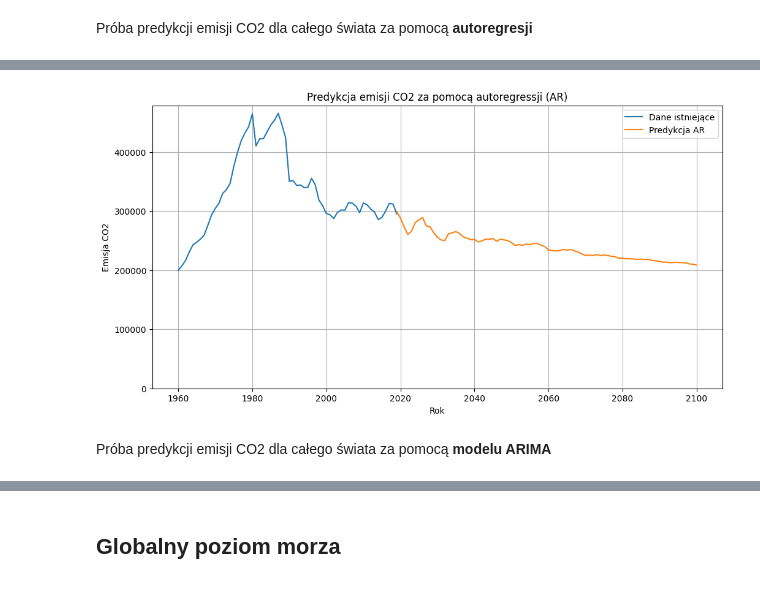
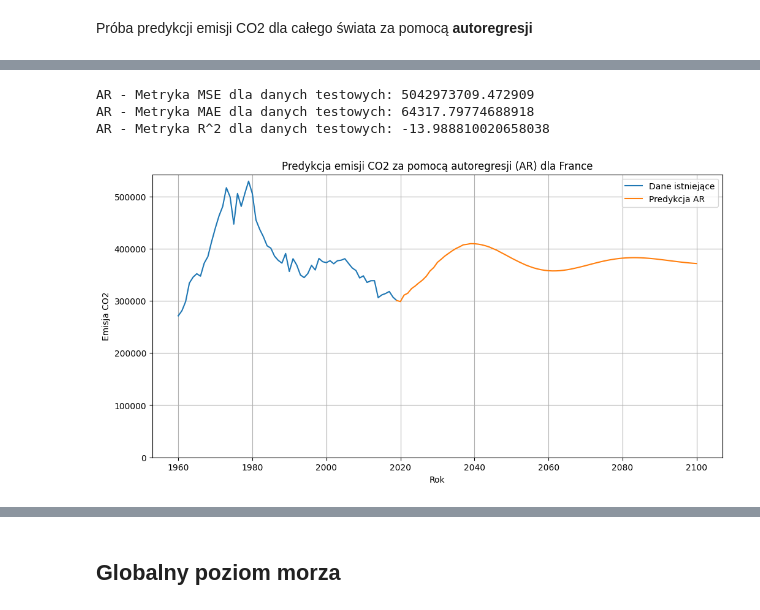
Before and after one commit to kuba172/analiza-zmian-klimatycznych-metodami-uczenia-maszynowego, a Jupyter notebook: Analiza zmian klimatu metodą uczenia maszynowego.ipynb, the cells around one changed output, grey strips where cells are left out. Cells and saved outputs as stored; diff of their text form; code cells hidden in the pictures.

Commit message:
Updated analysis of first data set

```diff
--- a/Analiza zmian klimatu metodą uczenia maszynowego.ipynb
+++ b/Analiza zmian klimatu metodą uczenia maszynowego.ipynb
@@ -172,20 +189,22 @@ Metryka R2 dla danych trenowanych: 0.94
 Próba predykcji emisji CO2 dla *wybranego państwa* metodą **regresji liniowej**
 # %%
 try:
-    panstwo = input("Podaj nazwę państwa dla którego ma być dokonana predykcja:")
+    panstwo = input("Podaj nazwę państwa dla którego ma być dokonana predykcja:") #dobrze to wygląda dla Niemiec jako przykład
     data_country = data_CO2[data_CO2['country_name'] == panstwo]
 
     X = data_country[['year']]
     y = data_country['value']
 
 
-    model = LinearRegression()
-    model.fit(X, y)
+    model_lr = LinearRegression()
+    model_lr.fit(X, y)
 
-    r2_train = model.score(X, y)
+    r2_train = model_lr.score(X, y)
+    mse = mean_squared_error(y, model_lr.predict(X))
+    mae = mean_absolute_error(y, model_lr.predict(X))
 
     future_years = [[year] for year in range(2019, 2101)]
-    future_predictions = model.predict(future_years)
+    future_predictions = model_lr.predict(future_years)
 
     plt.figure(figsize=(12, 6))
     plt.plot(data_country['year'], data_country['value'], color='blue', label='Dane istniejące')
@@ -200,6 +219,8 @@ try:
     plt.show()
 
     print('Metryka R2 dla danych trenowanych:',round(r2_train,2))
+    print('Metryka MSE dla danych trenowanych:',mean_squared_error(y, model_lr.predict(X)))
+    print('Metryka MAE dla danych trenowanych:',mean_absolute_error(y, model_lr.predict(X)))
 except:
     print("Nie ma takiego państwa, tylko angielskie nazwy z wielkiej litery")
 # %% [output]
@@ -272,6 +301,8 @@ try:
     y_pred_train = model.predict(X_train)
 
     r2_train = r2_score(y_train, y_pred_train)
+    mse = mean_squared_error(y, model_lr.predict(X))
+    mae = mean_absolute_error(y, model_lr.predict(X))
 
     future_years = [[year] for year in range(2019, 2101)]
     future_years_poly = poly_features.transform(future_years)
@@ -293,6 +324,8 @@ try:
     plt.show()
 
     print(f"Metryka R2 dla trenowanych danych: {round(r2_train,2)}")
+    print('Metryka MSE dla danych trenowanych:',mean_squared_error(y, model_lr.predict(X)))
+    print('Metryka MAE dla danych trenowanych:',mean_absolute_error(y, model_lr.predict(X)))
 except:
     print("Nie ma takiego państwa, tylko angielskie nazwy z wielkiej litery")
 # %% [output]
@@ -328,33 +574,50 @@ plt.show()
 # %%
 try:
     panstwo = input("Podaj nazwę państwa dla którego ma być dokonana predykcja:")
-    lags = int(input("Podaj liczbę opóźnień"))
 
-    data_country = data_CO2[data_CO2['country_name'] == panstwo]
+    data_CO2 = pd.read_csv('dane/co2_emissions_kt_by_country.csv')
+    data = data_CO2[data_CO2['country_name'] == panstwo]
+    X = data['year']
+    y = data['value']
 
-    X = data_country['year']
-    y = data_country['value']
+    train_size = int(0.8 * len(y))
+    train, test = y[:train_size], y[train_size:]
 
-    model = AutoReg(y, lags=lags)  # parametr lags - liczba opóźnień, określa, o ile kroków wstecz w historii danych model będzie sięgał, aby przewidzieć aktualną wartość ,zbyt duza - nadmierne dopasowanie, zbyt mala - zbyt prosty model
+    lags = int(input("Podaj liczbę opóźnień: "))
+    model = AutoReg(train, lags=lags)
     model_fit = model.fit()
 
+    predicted_test = model_fit.predict(start=len(train), end=len(train) + len(test) - 1)
+
+    mse_ar = mean_squared_error(test, predicted_test)
+    mae_ar = mean_absolute_error(test, predicted_test)
+    r2_ar = r2_score(test, predicted_test)
+
+    print('AR - Metryka MSE dla danych testowych:', mse_ar)
+    print('AR - Metryka MAE dla danych testowych:', mae_ar)
+    print('AR - Metryka R^2 dla danych testowych:', r2_ar)
+
+
+    model_full = AutoReg(y, lags=lags)
+    model_full_fit = model_full.fit()
 
     future_years = np.arange(2019, 2101)
-    future_emission = model_fit.predict(start=len(y), end=len(y)+len(future_years)-1)
+    future_emission = model_full_fit.predict(start=len(y), end=len(y) + len(future_years) - 1)
 
     plt.figure(figsize=(12, 6))
     plt.plot(X, y, '-', label='Dane istniejące')
     plt.plot(future_years, future_emission, '-', label='Predykcja AR')
-    plt.title('Predykcja emisji CO2 za pomocą autoregressji (AR)')
+    plt.title(f'Predykcja emisji CO2 za pomocą autoregresji (AR) dla {panstwo}')
     plt.xlabel('Rok')
     plt.ylabel('Emisja CO2')
     plt.ylim(0, None)
     plt.legend()
     plt.grid(True)
     plt.show()
 except:
     print("Nie ma takiego państwa, tylko angielskie nazwy z wielkiej litery")
 # %% [output]
+AR - Metryka MSE dla danych testowych: 5042973709.472909
+AR - Metryka MAE dla danych testowych: 64317.79774688918
+AR - Metryka R^2 dla danych testowych: -13.988810020658038
-[figure, old version]
+[figure, new version]
-# %% [markdown]
-Próba predykcji emisji CO2 dla całego świata za pomocą **modelu ARIMA**
```
Also changed, not shown: parts of 17 cells of this notebook.
